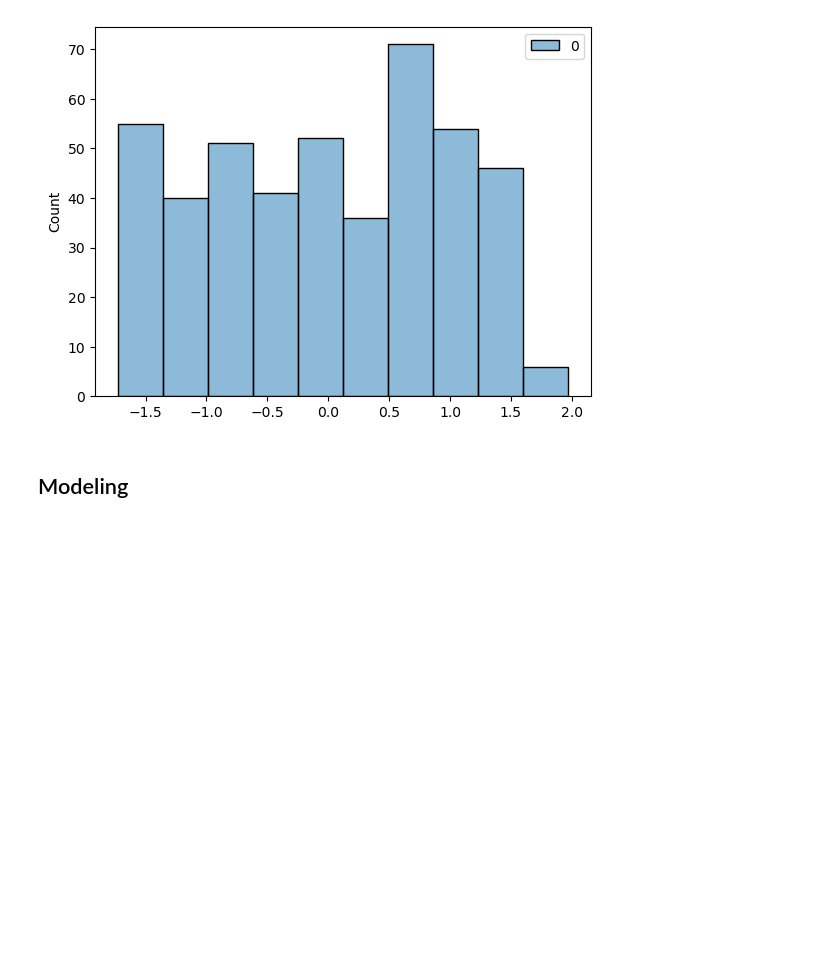
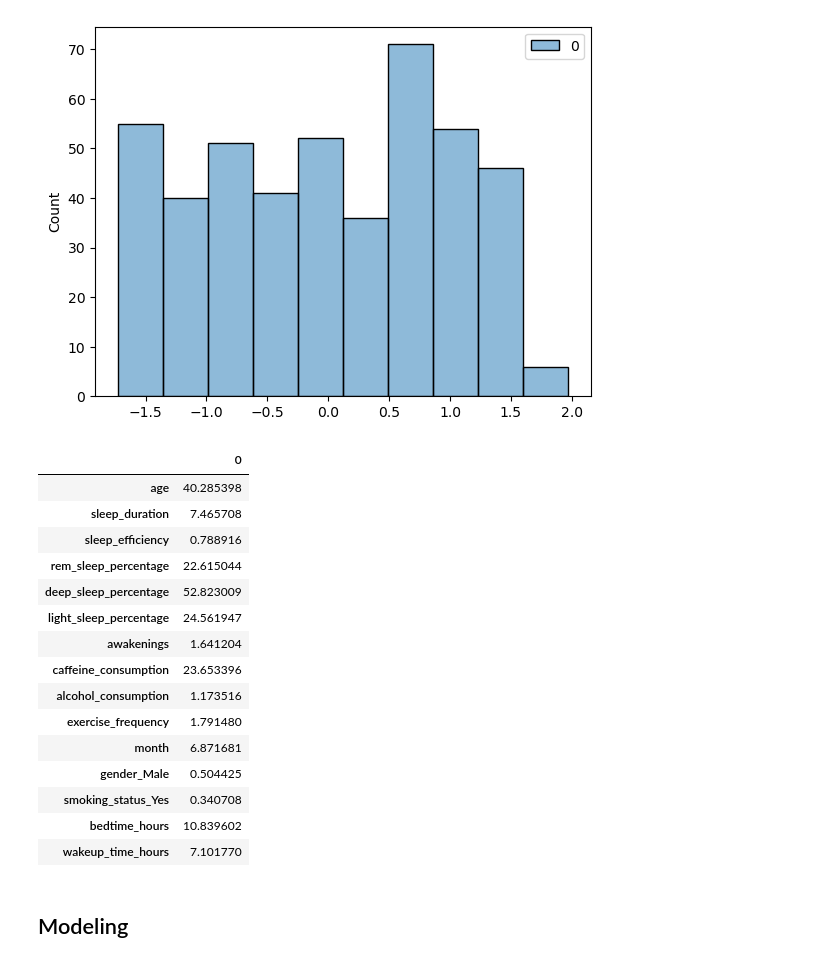
Before and after one commit to jagiussani/MidtermProject_Angelica_Juan, a Jupyter notebook: JAG_MTP_EDA_and_Data_Cleaning.ipynb, the cells around one changed output. Cells and saved outputs as stored; diff of their text form; code cells hidden in the pictures; blank space fills up the shorter version.

Commit message:
Presentation update

```diff
--- a/JAG_MTP_EDA_and_Data_Cleaning.ipynb
+++ b/JAG_MTP_EDA_and_Data_Cleaning.ipynb
@@ -455,3 +455,6 @@ sns.histplot(target_var_scaled2)
 # %%
 #Let us save the cleaned dataset
 sleepy_df.to_csv('sleepy_dataset_cleaned.csv', index=False)
+# %%
+#We want the averages of our sample -> Presentation
+averages = pd.DataFrame(sleepy_df.mean())
@@ -458,3 +463,22 @@ sleepy_df.to_csv('sleepy_dataset_cleaned.csv', index=False)
+# %%
+averages
+# %% [output]
+|  | 0 |
+| age | 40.285398 |
+| sleep_duration | 7.465708 |
+| sleep_efficiency | 0.788916 |
+| rem_sleep_percentage | 22.615044 |
+| deep_sleep_percentage | 52.823009 |
+| light_sleep_percentage | 24.561947 |
+| awakenings | 1.641204 |
+| caffeine_consumption | 23.653396 |
+| alcohol_consumption | 1.173516 |
+| exercise_frequency | 1.791480 |
+| month | 6.871681 |
+| gender_Male | 0.504425 |
+| smoking_status_Yes | 0.340708 |
+| bedtime_hours | 10.839602 |
+| wakeup_time_hours | 7.101770 |
 # %% [markdown]
 ## Modeling
 # %%
```
Also changed, not shown: parts of 16 cells of this notebook, 9 other files.
